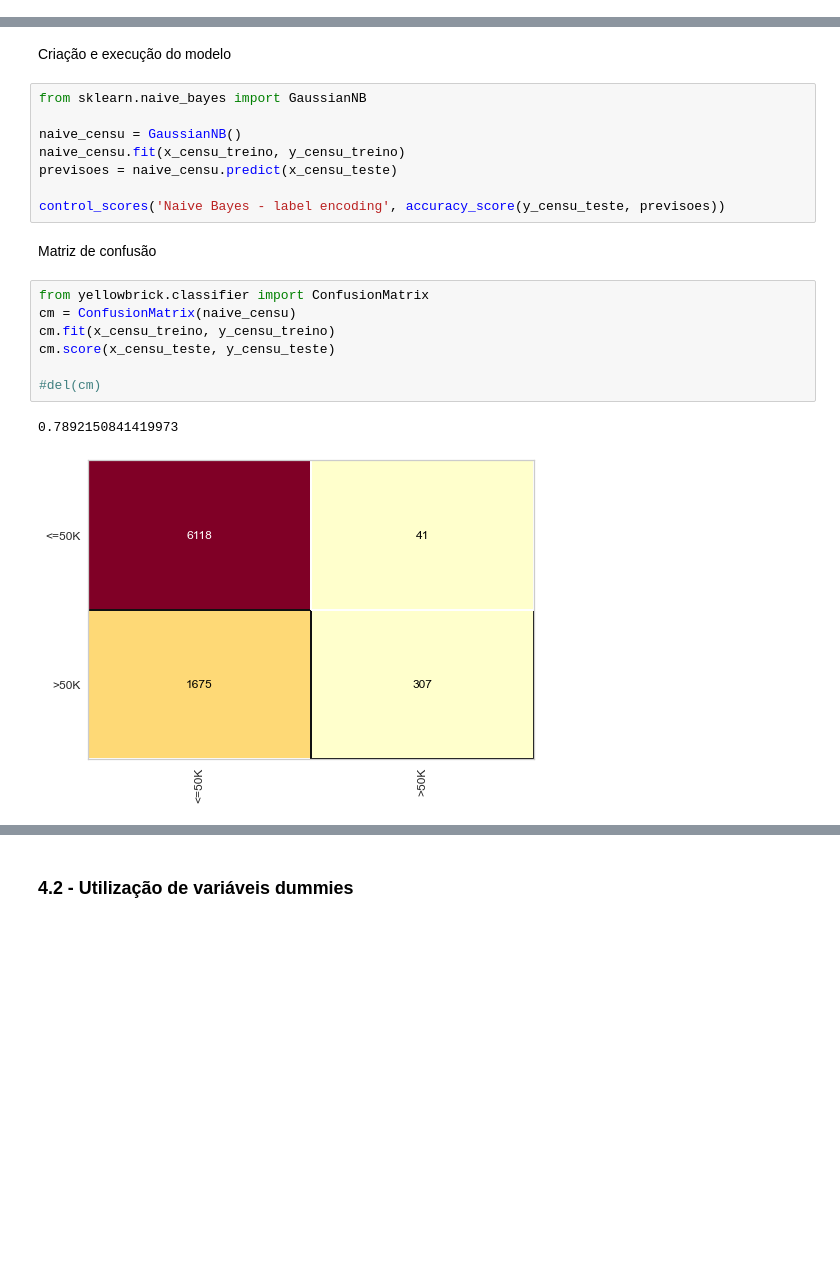
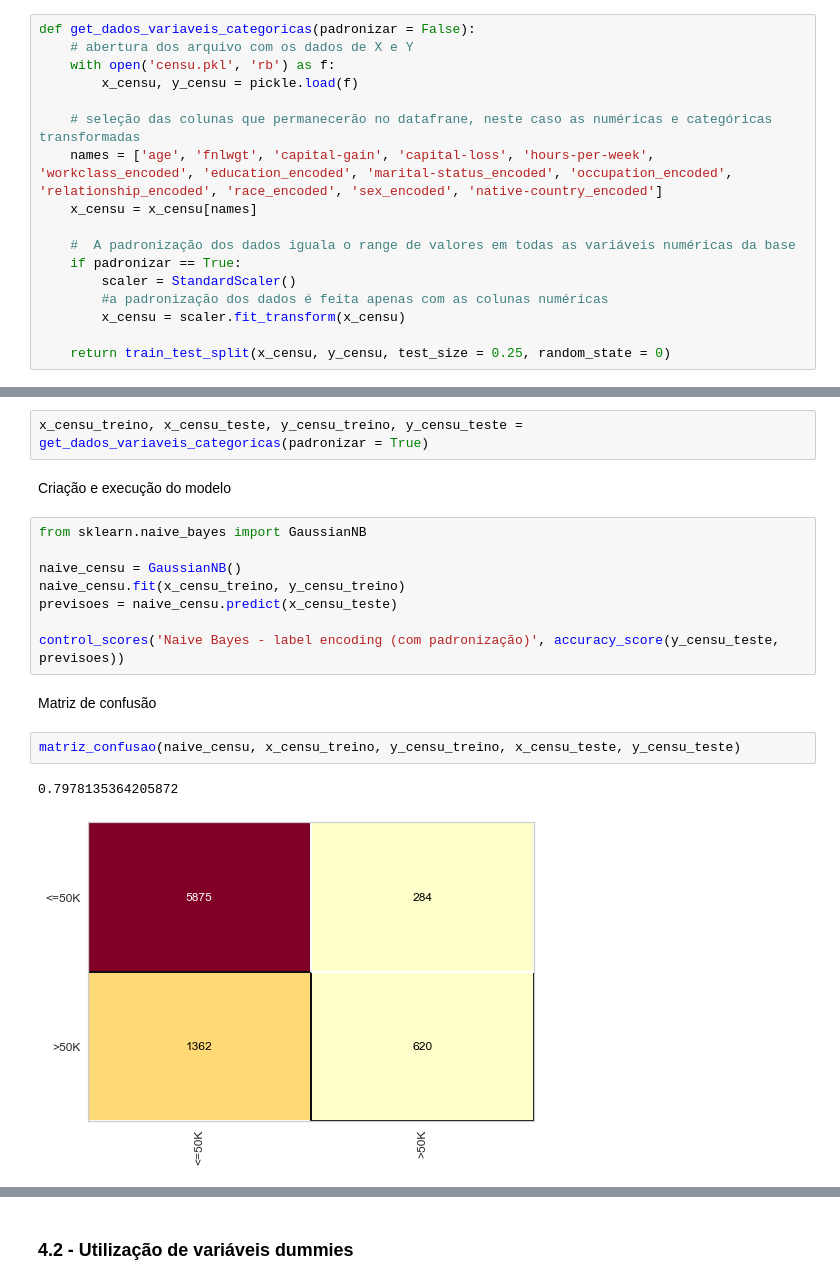
Before and after one commit to marcosmhs/AnaliseCredito, a Jupyter notebook: AnaliseCensu.ipynb, the cells around one changed output, grey strips where cells are left out. Cells and saved outputs as stored; diff of their text form; blank space fills up the shorter version.

```diff
--- a/AnaliseCensu.ipynb
+++ b/AnaliseCensu.ipynb
@@ -197,0 +211,17 @@ del(f)
+# %%
+def get_dados_variaveis_categoricas(padronizar = False):
+    # abertura dos arquivo com os dados de X e Y
+    with open('censu.pkl', 'rb') as f:
+        x_censu, y_censu = pickle.load(f)
+
+    # seleção das colunas que permanecerão no datafrane, neste caso as numéricas e categóricas transformadas
+    names = ['age', 'fnlwgt', 'capital-gain', 'capital-loss', 'hours-per-week', 'workclass_encoded', 'education_encoded', 'marital-status_encoded', 'occupation_encoded', 'relationship_encoded', 'race_encoded', 'sex_encoded', 'native-country_encoded']
+    x_censu = x_censu[names]
+
+    #  A padronização dos dados iguala o range de valores em todas as variáveis numéricas da base
+    if padronizar == True:
+        scaler = StandardScaler()
+        #a padronização dos dados é feita apenas com as colunas numéricas
+        x_censu = scaler.fit_transform(x_censu)
+
+    return train_test_split(x_censu, y_censu, test_size = 0.25, random_state = 0)
@@ -231,3 +271,5 @@ del(scaler)
+# %%
+x_censu_treino, x_censu_teste, y_censu_treino, y_censu_teste = get_dados_variaveis_categoricas(padronizar = True)
 # %% [markdown]
 Criação e execução do modelo
 # %%
@@ -237,16 +279,11 @@ naive_censu = GaussianNB()
 naive_censu.fit(x_censu_treino, y_censu_treino)
 previsoes = naive_censu.predict(x_censu_teste)
 
-control_scores('Naive Bayes - label encoding', accuracy_score(y_censu_teste, previsoes))
+control_scores('Naive Bayes - label encoding (com padronização)', accuracy_score(y_censu_teste, previsoes))
 # %% [markdown]
 Matriz de confusão
-# %%
-from yellowbrick.classifier import ConfusionMatrix
-cm = ConfusionMatrix(naive_censu)
-cm.fit(x_censu_treino, y_censu_treino)
-cm.score(x_censu_teste, y_censu_teste)
-
-#del(cm)
-# %% [output]
-0.7892150841419973
-[figure, removed]
+# %%
+matriz_confusao(naive_censu, x_censu_treino, y_censu_treino, x_censu_teste, y_censu_teste)
+# %% [output]
+0.7978135364205872
+[figure, added]
```
Also changed, not shown: parts of 52 cells of this notebook, 1 other file.
